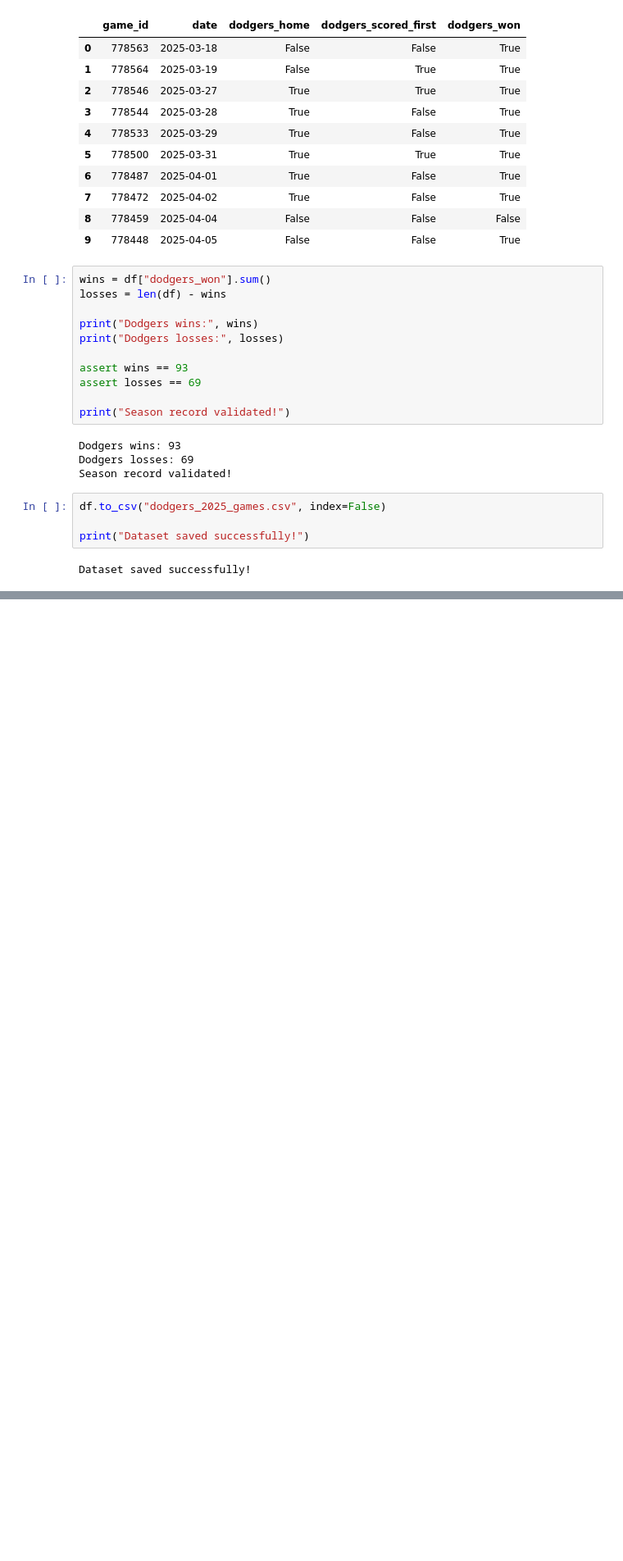
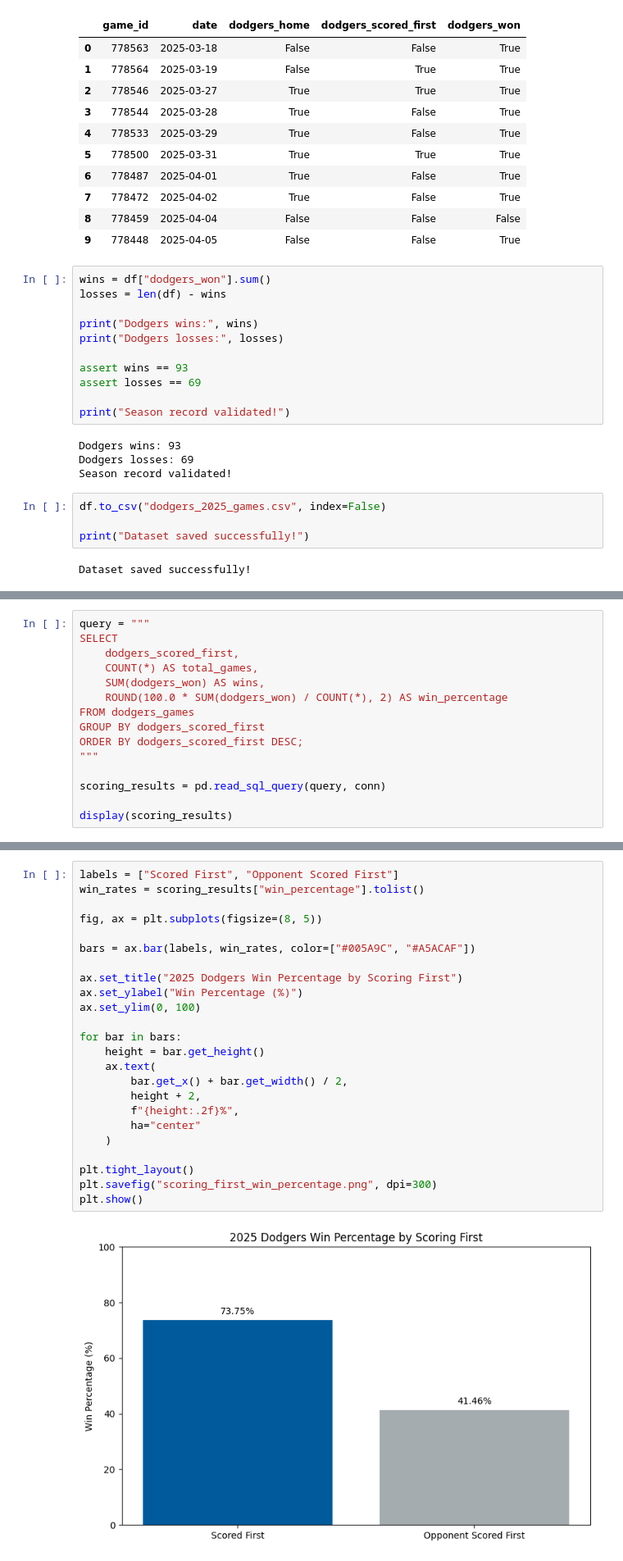
Before and after one commit to Danny4277/dodgers-scoring-first-analysis, a Jupyter notebook: notebooks/dodgers_scoring_first_analysis.ipynb, the cells around one changed output, grey strips where cells are left out. Shown at 82% size. Drawn from its saved outputs; the diff is of its cells as text; blank space fills up the shorter version.

Commit message:
feat: add SQL analysis and visualizations

```diff
--- a/notebooks/dodgers_scoring_first_analysis.ipynb
+++ b/notebooks/dodgers_scoring_first_analysis.ipynb
@@ -312,0 +344,15 @@ Dataset saved successfully!
+# %%
+query = """
+SELECT
+    dodgers_scored_first,
+    COUNT(*) AS total_games,
+    SUM(dodgers_won) AS wins,
+    ROUND(100.0 * SUM(dodgers_won) / COUNT(*), 2) AS win_percentage
+FROM dodgers_games
+GROUP BY dodgers_scored_first
+ORDER BY dodgers_scored_first DESC;
+"""
+
+scoring_results = pd.read_sql_query(query, conn)
+
+display(scoring_results)
@@ -312,0 +399,26 @@ Dataset saved successfully!
+# %%
+labels = ["Scored First", "Opponent Scored First"]
+win_rates = scoring_results["win_percentage"].tolist()
+
+fig, ax = plt.subplots(figsize=(8, 5))
+
+bars = ax.bar(labels, win_rates, color=["#005A9C", "#A5ACAF"])
+
+ax.set_title("2025 Dodgers Win Percentage by Scoring First")
+ax.set_ylabel("Win Percentage (%)")
+ax.set_ylim(0, 100)
+
+for bar in bars:
+    height = bar.get_height()
+    ax.text(
+        bar.get_x() + bar.get_width() / 2,
+        height + 2,
+        f"{height:.2f}%",
+        ha="center"
+    )
+
+plt.tight_layout()
+plt.savefig("scoring_first_win_percentage.png", dpi=300)
+plt.show()
+# %% [output]
+[figure, added]
```
Also changed, not shown: parts of 9 cells of this notebook.
